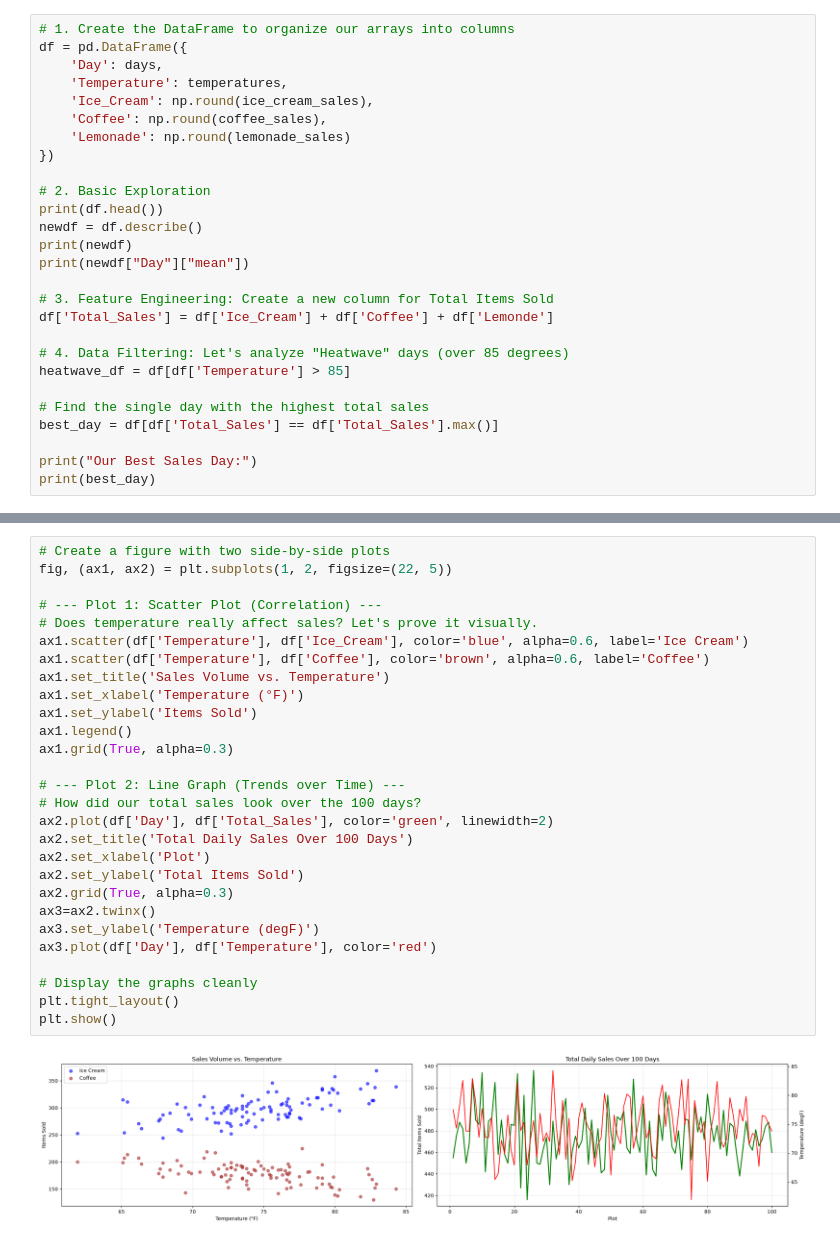
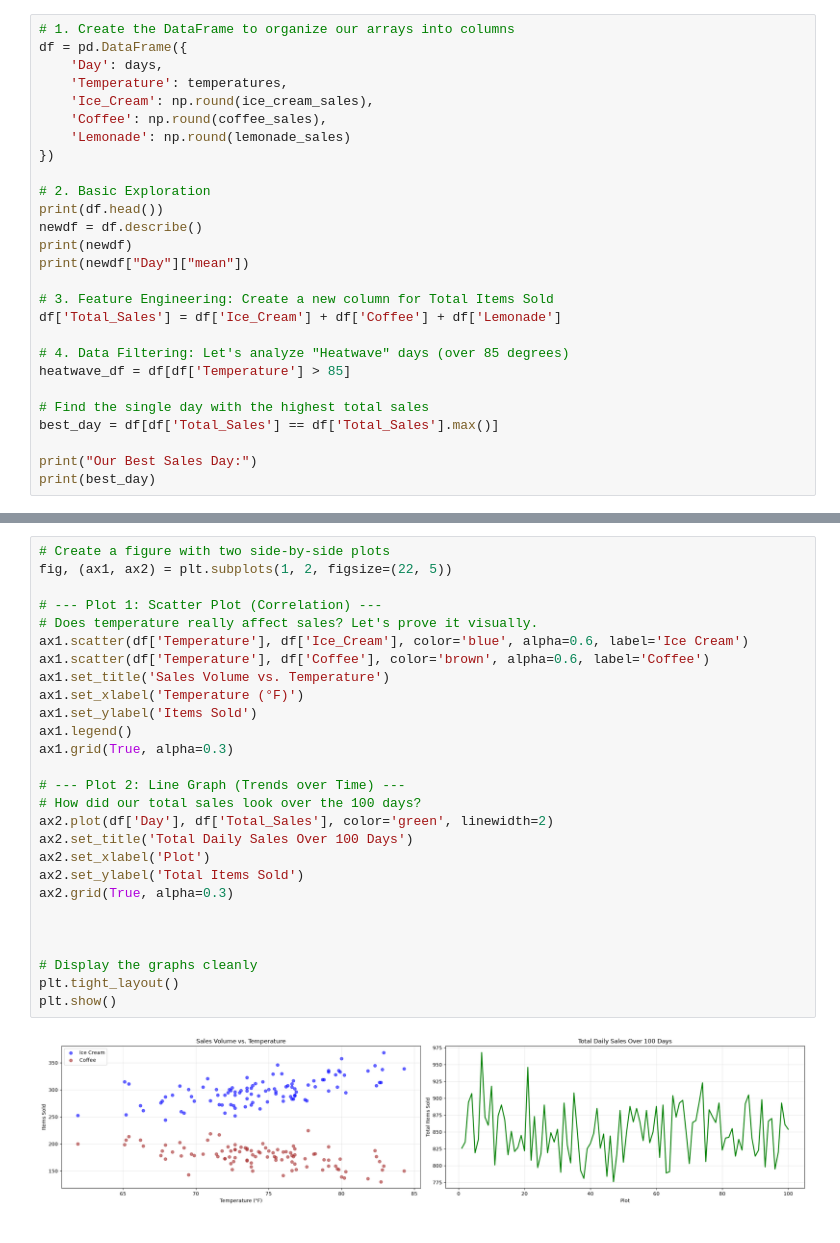
Before and after one commit to emmact0313-afk/cosc470_2026, a Jupyter notebook: my work/lab2.ipynb, the cells around one changed output, grey strips where cells are left out. Cells and saved outputs as stored; diff of their text form.

```diff
--- a/my work/lab2.ipynb
+++ b/my work/lab2.ipynb
@@ -76,7 +72,7 @@ print(newdf)
 print(newdf["Day"]["mean"])
 
 # 3. Feature Engineering: Create a new column for Total Items Sold
-df['Total_Sales'] = df['Ice_Cream'] + df['Coffee'] + df['Lemonde']
+df['Total_Sales'] = df['Ice_Cream'] + df['Coffee'] + df['Lemonade']
 
 # 4. Data Filtering: Let's analyze "Heatwave" days (over 85 degrees)
 heatwave_df = df[df['Temperature'] > 85]
@@ -109,30 +105,29 @@ Our Best Sales Day:
 # %%
 # Create a figure with two side-by-side plots
 fig, (ax1, ax2) = plt.subplots(1, 2, figsize=(22, 5))
 
 # --- Plot 1: Scatter Plot (Correlation) ---
 # Does temperature really affect sales? Let's prove it visually.
 ax1.scatter(df['Temperature'], df['Ice_Cream'], color='blue', alpha=0.6, label='Ice Cream')
 ax1.scatter(df['Temperature'], df['Coffee'], color='brown', alpha=0.6, label='Coffee')
 ax1.set_title('Sales Volume vs. Temperature')
 ax1.set_xlabel('Temperature (°F)')
 ax1.set_ylabel('Items Sold')
 ax1.legend()
 ax1.grid(True, alpha=0.3)
 
 # --- Plot 2: Line Graph (Trends over Time) ---
 # How did our total sales look over the 100 days?
 ax2.plot(df['Day'], df['Total_Sales'], color='green', linewidth=2)
 ax2.set_title('Total Daily Sales Over 100 Days')
 ax2.set_xlabel('Plot')
 ax2.set_ylabel('Total Items Sold')
 ax2.grid(True, alpha=0.3)
-ax3=ax2.twinx()
-ax3.set_ylabel('Temperature (degF)')
-ax3.plot(df['Day'], df['Temperature'], color='red')
+
+
 
 # Display the graphs cleanly
 plt.tight_layout()
 plt.show()
 # %% [output]
-[figure, old version]
+[figure, new version]
```
Also changed, not shown: parts of 4 cells of this notebook.
